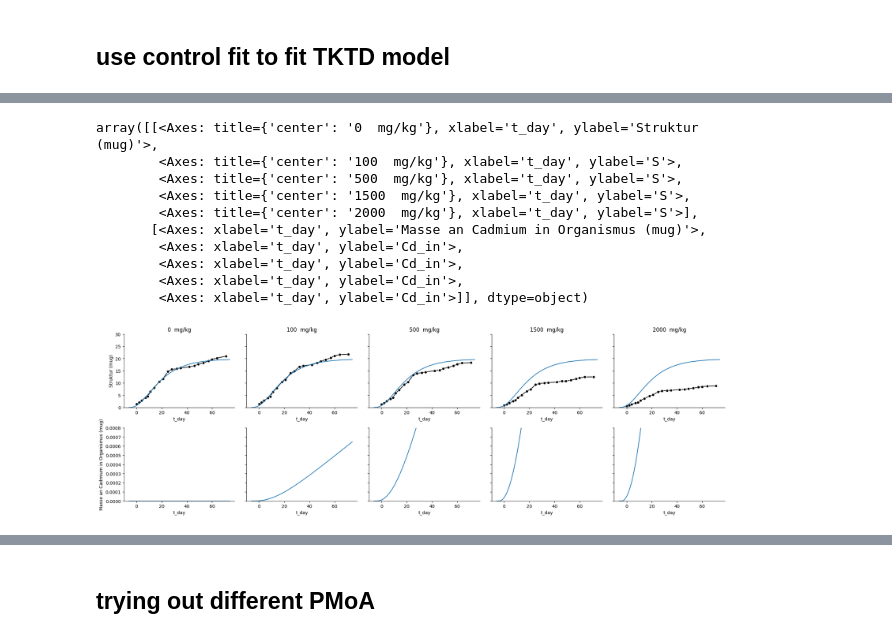
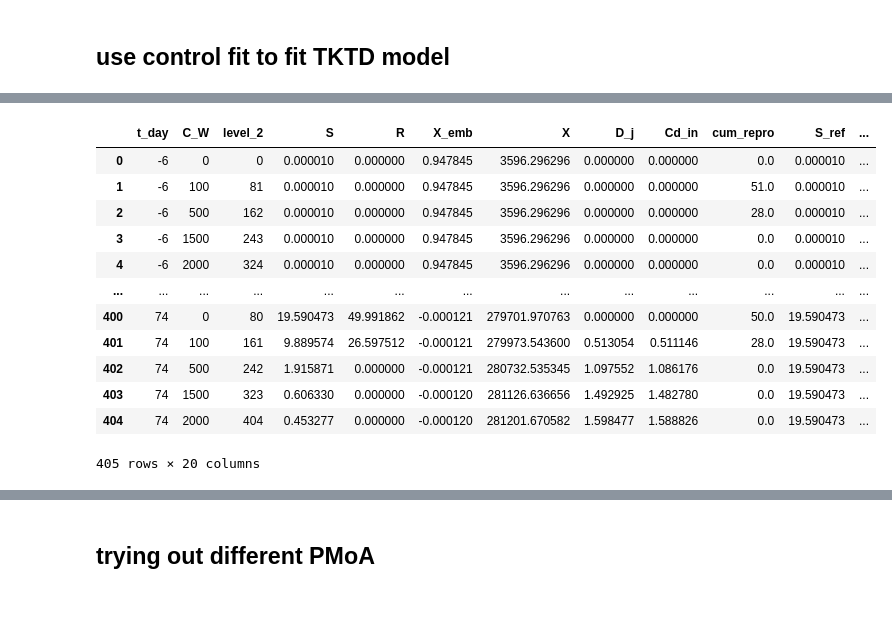
Before and after one commit to fzeitner/mempyDEB, a Jupyter notebook: folsomia_cadmium_project.ipynb, the cells around one changed output, grey strips where cells are left out. Saved outputs shown, nothing was run; the diff lists cells and outputs as text; code cells hidden in the pictures; blank space fills up the shorter version.

```diff
--- a/folsomia_cadmium_project.ipynb
+++ b/folsomia_cadmium_project.ipynb
@@ -149,22 +127,0 @@ fig, ax = plot_data(data)
-# %%
-f = setup_modelfit()
-f.defaultparams.spc.update(control_fitted_params)
-
-sim_intguess = f.simulator(control_fitted_params)
-sim_intguess
-data = load_data()
-fig, ax = plot_data(data)
-
-plot_sim(ax, sim_intguess)
-# %% [output]
-array([[<Axes: title={'center': '0  mg/kg'}, xlabel='t_day', ylabel='Struktur (mug)'>,
-        <Axes: title={'center': '100  mg/kg'}, xlabel='t_day', ylabel='S'>,
-        <Axes: title={'center': '500  mg/kg'}, xlabel='t_day', ylabel='S'>,
-        <Axes: title={'center': '1500  mg/kg'}, xlabel='t_day', ylabel='S'>,
-        <Axes: title={'center': '2000  mg/kg'}, xlabel='t_day', ylabel='S'>],
-       [<Axes: xlabel='t_day', ylabel='Masse an Cadmium in Organismus (mug)'>,
-        <Axes: xlabel='t_day', ylabel='Cd_in'>,
-        <Axes: xlabel='t_day', ylabel='Cd_in'>,
-        <Axes: xlabel='t_day', ylabel='Cd_in'>,
-        <Axes: xlabel='t_day', ylabel='Cd_in'>]], dtype=object)
-[figure, removed]
@@ -170,0 +146,17 @@ array([[<Axes: title={'center': '0  mg/kg'}, xlabel='t_day', ylabel='Struktur (m
+# %%
+sim_intguess = sim_intguess.assign(cd_conc = lambda df : df.Cd_in / df.S)
+sim_intguess
+# %% [output]
+|  | t_day | C_W | level_2 | S | R | X_emb | X | D_j | Cd_in | cum_repro | S_ref | ... |
+| 0 | -6 | 0 | 0 | 0.000010 | 0.000000 | 0.947845 | 3596.296296 | 0.000000 | 0.000000 | 0.0 | 0.000010 | ... |
+| 1 | -6 | 100 | 81 | 0.000010 | 0.000000 | 0.947845 | 3596.296296 | 0.000000 | 0.000000 | 51.0 | 0.000010 | ... |
+| 2 | -6 | 500 | 162 | 0.000010 | 0.000000 | 0.947845 | 3596.296296 | 0.000000 | 0.000000 | 28.0 | 0.000010 | ... |
+| 3 | -6 | 1500 | 243 | 0.000010 | 0.000000 | 0.947845 | 3596.296296 | 0.000000 | 0.000000 | 0.0 | 0.000010 | ... |
+| 4 | -6 | 2000 | 324 | 0.000010 | 0.000000 | 0.947845 | 3596.296296 | 0.000000 | 0.000000 | 0.0 | 0.000010 | ... |
+| ... | ... | ... | ... | ... | ... | ... | ... | ... | ... | ... | ... | ... |
+| 400 | 74 | 0 | 80 | 19.590473 | 49.991862 | -0.000121 | 279701.970763 | 0.000000 | 0.000000 | 50.0 | 19.590473 | ... |
+| 401 | 74 | 100 | 161 | 9.889574 | 26.597512 | -0.000121 | 279973.543600 | 0.513054 | 0.511146 | 28.0 | 19.590473 | ... |
+| 402 | 74 | 500 | 242 | 1.915871 | 0.000000 | -0.000121 | 280732.535345 | 1.097552 | 1.086176 | 0.0 | 19.590473 | ... |
+| 403 | 74 | 1500 | 323 | 0.606330 | 0.000000 | -0.000120 | 281126.636656 | 1.492925 | 1.482780 | 0.0 | 19.590473 | ... |
+| 404 | 74 | 2000 | 404 | 0.453277 | 0.000000 | -0.000120 | 281201.670582 | 1.598477 | 1.588826 | 0.0 | 19.590473 | ... |
+405 rows × 20 columns
```
Also changed, not shown: parts of 6 cells of this notebook, 2 other files.
